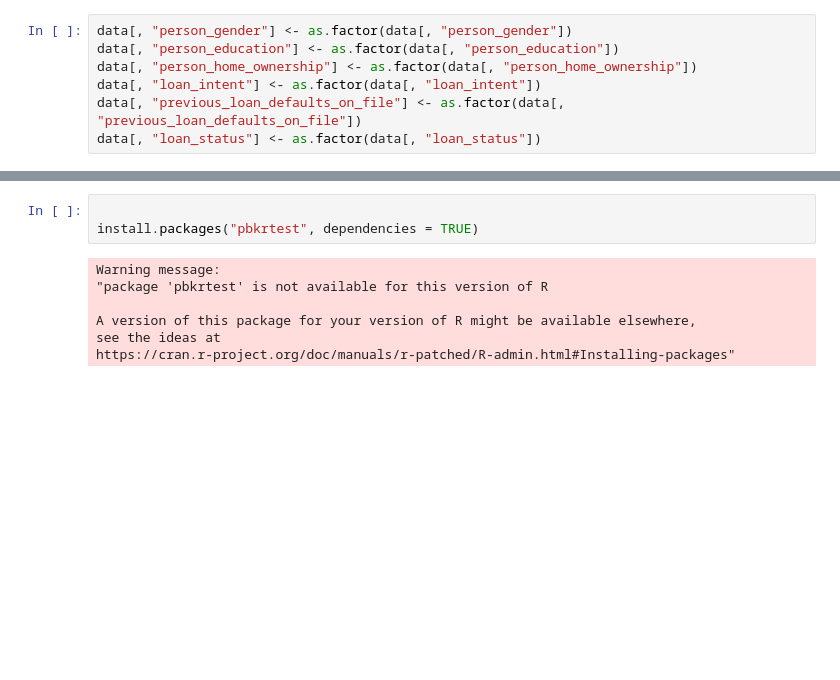
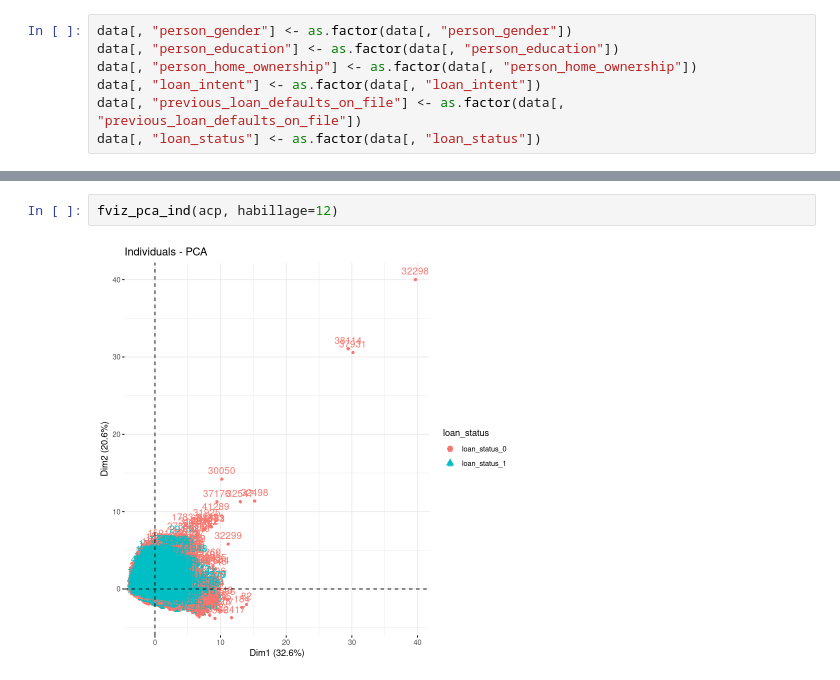
Before and after one commit to bao-do/4A_AnalyseDeDonnnesProjet, a Jupyter notebook: Ngoc_R.ipynb, the cells around one changed output, grey strips where cells are left out. Drawn from its saved outputs; the diff is of its cells as text; blank space fills up the shorter version.

```diff
--- a/Ngoc_R.ipynb
+++ b/Ngoc_R.ipynb
@@ -113,10 +150,4 @@ ERROR: Error in loadNamespace(j <- i[[1L]], c(lib.loc, .libPaths()), versionChec
-# %%
-
-install.packages("pbkrtest", dependencies = TRUE)
-# %% [output]
-Warning message:
-"package 'pbkrtest' is not available for this version of R
-
-A version of this package for your version of R might be available elsewhere,
-see the ideas at
-https://cran.r-project.org/doc/manuals/r-patched/R-admin.html#Installing-packages"
+# %%
+fviz_pca_ind(acp, habillage=12)
+# %% [output]
+[figure, added]
```
Also changed, not shown: parts of 33 cells of this notebook, 2 other files.
